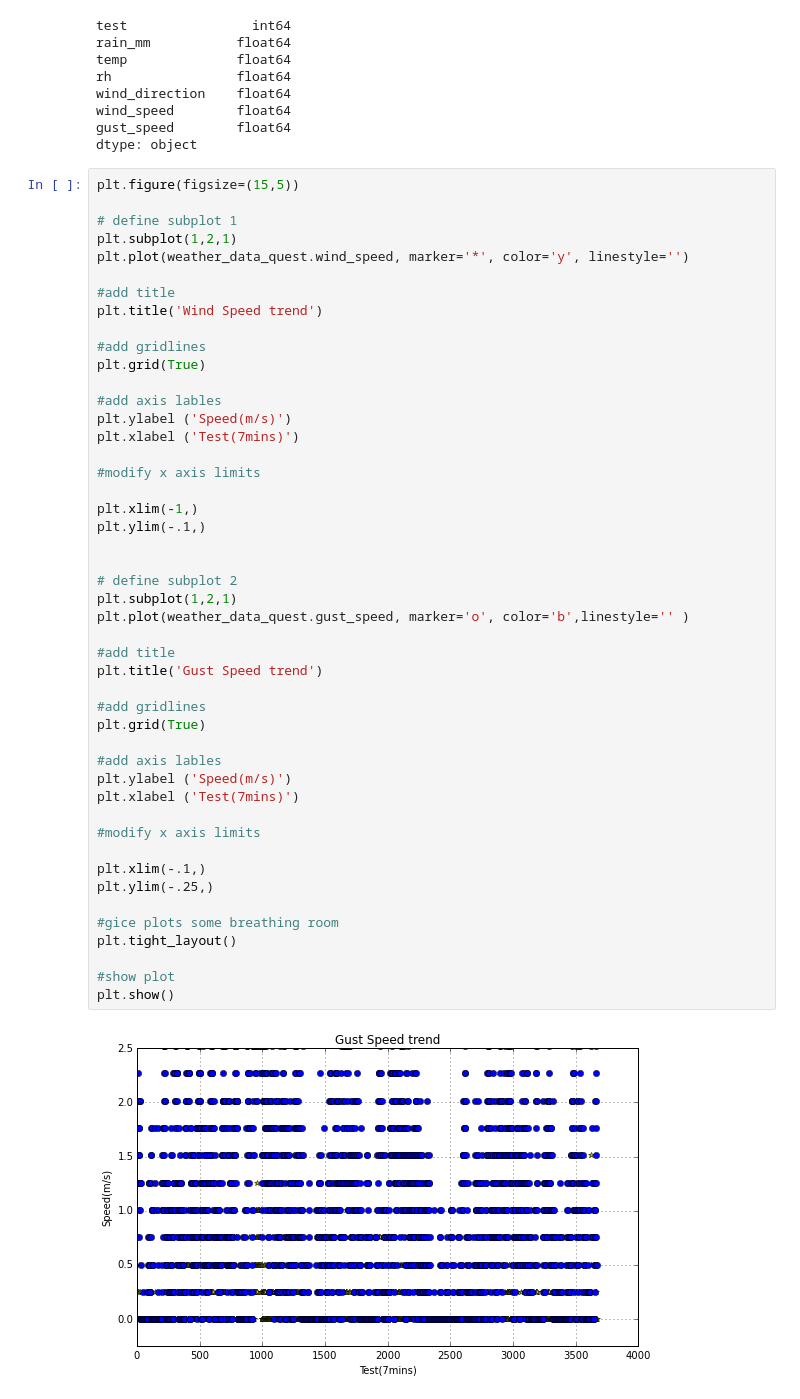
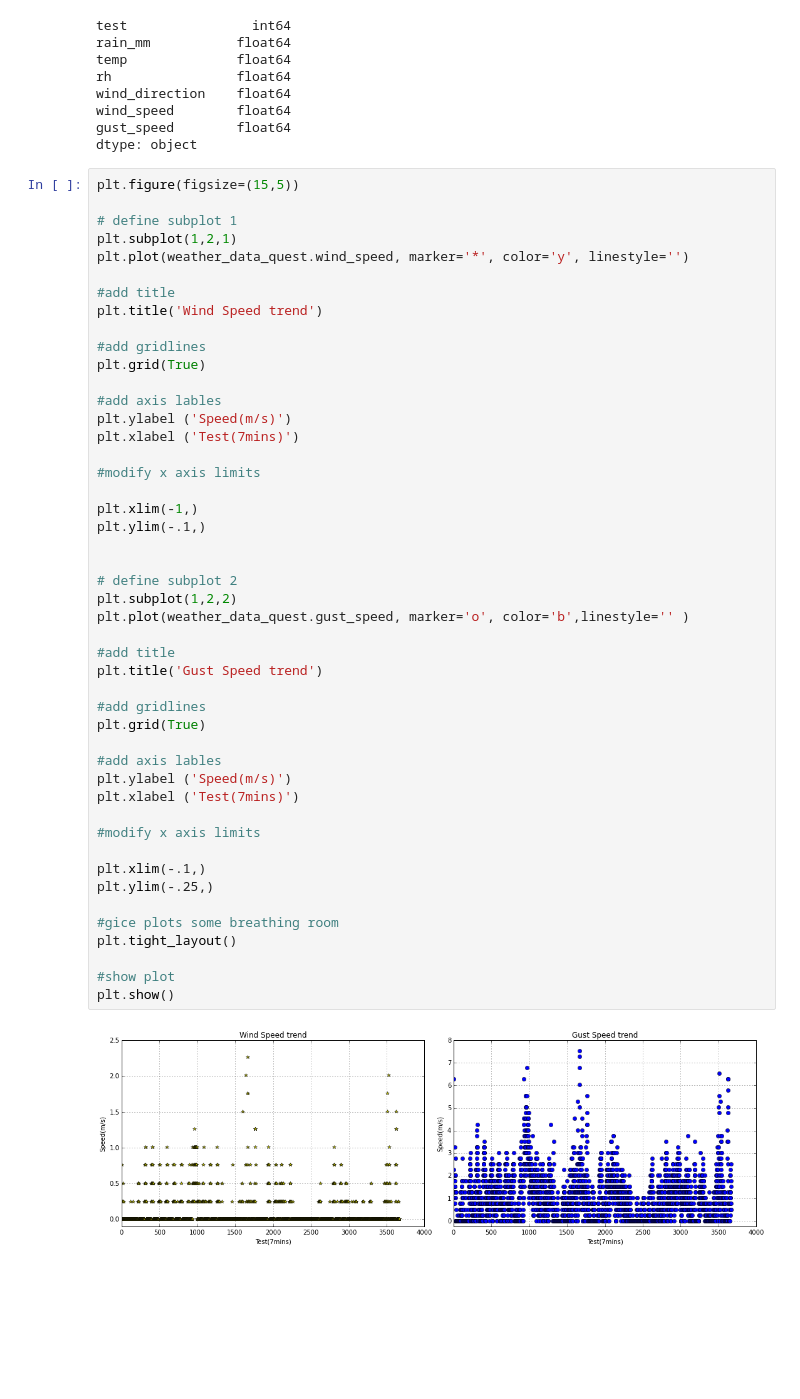
Before and after one commit to PHY3009/assignment_6, a Jupyter notebook: Visualizing_data.ipynb, the cells around one changed output. Saved outputs shown, nothing was run; the diff lists cells and outputs as text; blank space fills up the shorter version.

```diff
--- a/Visualizing_data.ipynb
+++ b/Visualizing_data.ipynb
@@ -66,32 +66,32 @@ plt.xlabel ('Test(7mins)')
 #modify x axis limits
 
 plt.xlim(-1,)
 plt.ylim(-.1,)
 
 
 # define subplot 2
-plt.subplot(1,2,1)
+plt.subplot(1,2,2)
 plt.plot(weather_data_quest.gust_speed, marker='o', color='b',linestyle='' )
 
 #add title
 plt.title('Gust Speed trend')
 
 #add gridlines
 plt.grid(True)
 
 #add axis lables
 plt.ylabel ('Speed(m/s)')
 plt.xlabel ('Test(7mins)')
 
 #modify x axis limits
 
 plt.xlim(-.1,)
 plt.ylim(-.25,)
 
 #gice plots some breathing room
 plt.tight_layout()
 
 #show plot
 plt.show()
 # %% [output]
-[figure, old version]
+[figure, new version]
```
Also changed, not shown: parts of 2 cells of this notebook.
